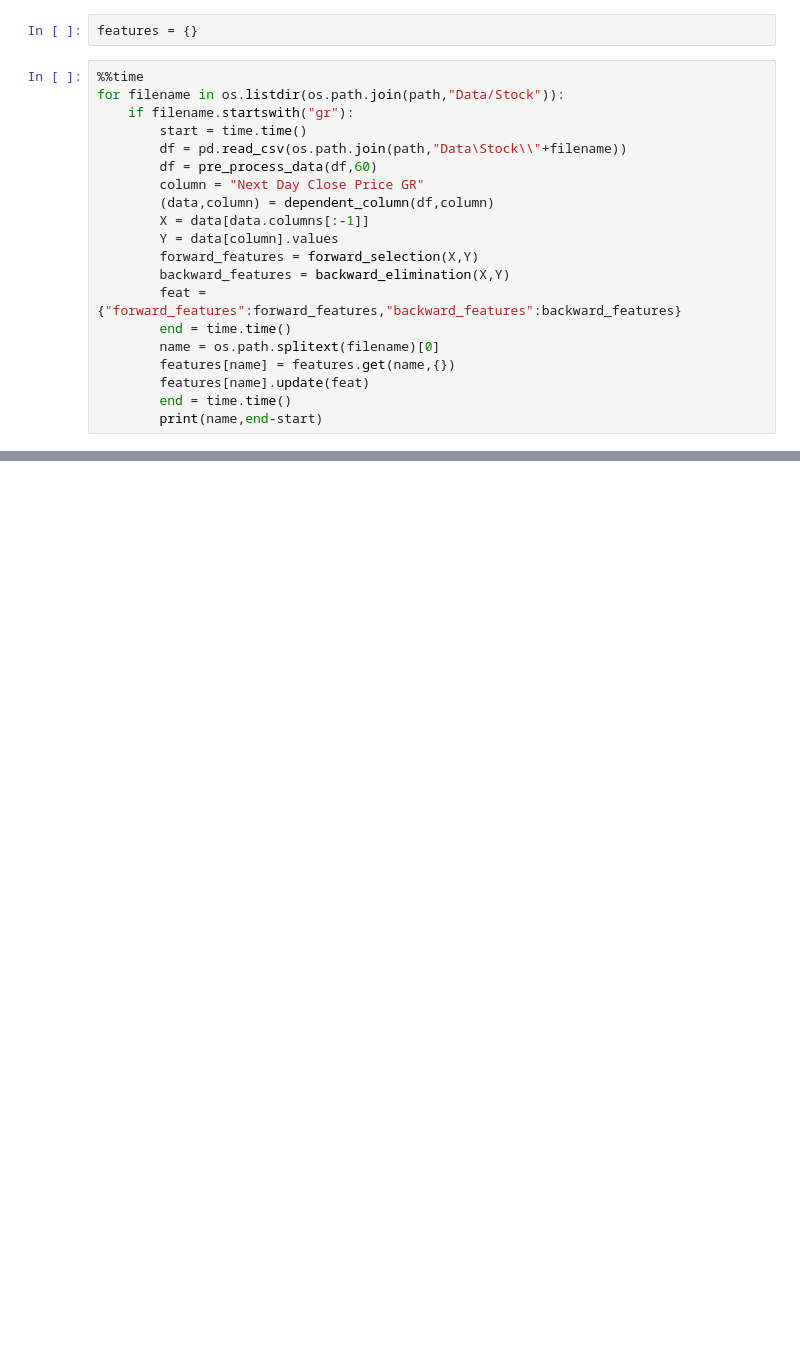
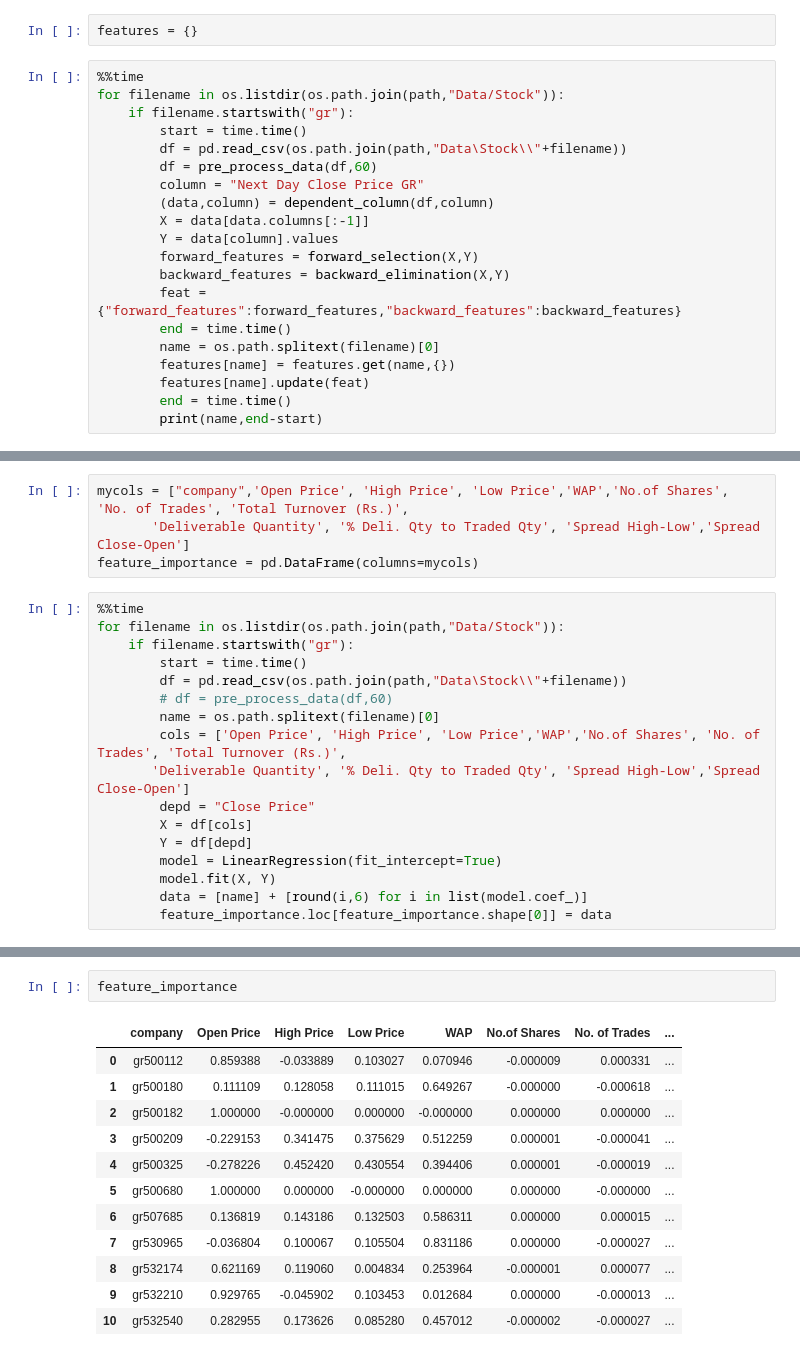
Before and after one commit to Uvacoder/aaa-stock-analysis-data-collect, a Jupyter notebook: LinearRegression.ipynb, the cells around one changed output, grey strips where cells are left out. Drawn from its saved outputs; the diff is of its cells as text; blank space fills up the shorter version.

Commit message:
feature importance

```diff
--- a/LinearRegression.ipynb
+++ b/LinearRegression.ipynb
@@ -452,0 +457,21 @@ backward_features ['Low Price', 'Close Price', 'Spread High-Low', 'Spread Close-
+# %%
+mycols = ["company",'Open Price', 'High Price', 'Low Price','WAP','No.of Shares', 'No. of Trades', 'Total Turnover (Rs.)',
+       'Deliverable Quantity', '% Deli. Qty to Traded Qty', 'Spread High-Low','Spread Close-Open']
+feature_importance = pd.DataFrame(columns=mycols)
+# %%
+%%time
+for filename in os.listdir(os.path.join(path,"Data/Stock")):
+    if filename.startswith("gr"):
+        start = time.time()
+        df = pd.read_csv(os.path.join(path,"Data\Stock\\"+filename))
+        # df = pre_process_data(df,60)
+        name = os.path.splitext(filename)[0]
+        cols = ['Open Price', 'High Price', 'Low Price','WAP','No.of Shares', 'No. of Trades', 'Total Turnover (Rs.)',
+       'Deliverable Quantity', '% Deli. Qty to Traded Qty', 'Spread High-Low','Spread Close-Open']
+        depd = "Close Price"
+        X = df[cols]
+        Y = df[depd]
+        model = LinearRegression(fit_intercept=True)
+        model.fit(X, Y)
+        data = [name] + [round(i,6) for i in list(model.coef_)]
+        feature_importance.loc[feature_importance.shape[0]] = data
@@ -452,0 +480,15 @@ backward_features ['Low Price', 'Close Price', 'Spread High-Low', 'Spread Close-
+# %%
+feature_importance
+# %% [output]
+|  | company | Open Price | High Price | Low Price | WAP | No.of Shares | No. of Trades | ... |
+| 0 | gr500112 | 0.859388 | -0.033889 | 0.103027 | 0.070946 | -0.000009 | 0.000331 | ... |
+| 1 | gr500180 | 0.111109 | 0.128058 | 0.111015 | 0.649267 | -0.000000 | -0.000618 | ... |
+| 2 | gr500182 | 1.000000 | -0.000000 | 0.000000 | -0.000000 | 0.000000 | 0.000000 | ... |
+| 3 | gr500209 | -0.229153 | 0.341475 | 0.375629 | 0.512259 | 0.000001 | -0.000041 | ... |
+| 4 | gr500325 | -0.278226 | 0.452420 | 0.430554 | 0.394406 | 0.000001 | -0.000019 | ... |
+| 5 | gr500680 | 1.000000 | 0.000000 | -0.000000 | 0.000000 | 0.000000 | -0.000000 | ... |
+| 6 | gr507685 | 0.136819 | 0.143186 | 0.132503 | 0.586311 | 0.000000 | 0.000015 | ... |
+| 7 | gr530965 | -0.036804 | 0.100067 | 0.105504 | 0.831186 | 0.000000 | -0.000027 | ... |
+| 8 | gr532174 | 0.621169 | 0.119060 | 0.004834 | 0.253964 | -0.000001 | 0.000077 | ... |
+| 9 | gr532210 | 0.929765 | -0.045902 | 0.103453 | 0.012684 | 0.000000 | -0.000013 | ... |
+| 10 | gr532540 | 0.282955 | 0.173626 | 0.085280 | 0.457012 | -0.000002 | -0.000027 | ... |
```
Also changed, not shown: parts of 3 cells of this notebook.
